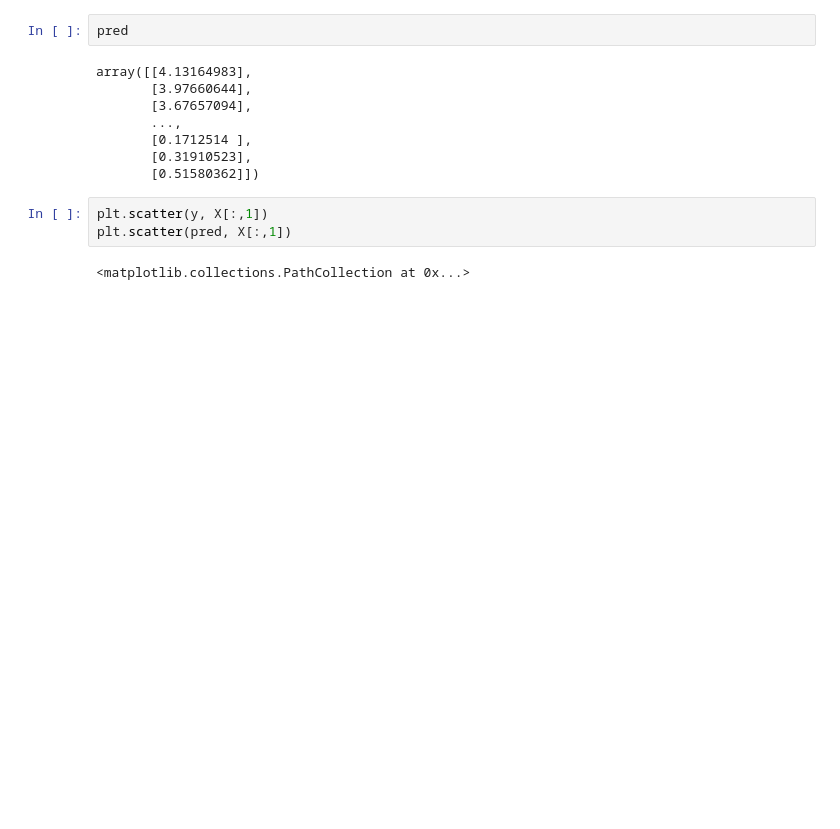
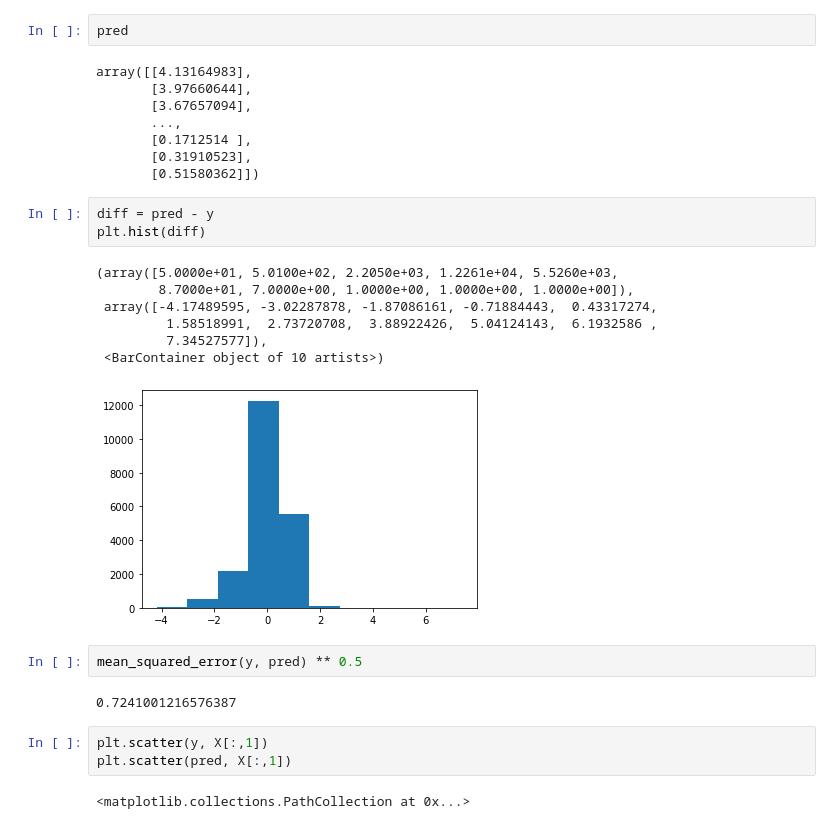
Before and after one commit to Karan9034/snippets, a Jupyter notebook: machine_learning/normal_equation_linear_regression.ipynb, the cells around one changed output. Drawn from its saved outputs; the diff is of its cells as text; blank space fills up the shorter version.

```diff
--- a/machine_learning/normal_equation_linear_regression.ipynb
+++ b/machine_learning/normal_equation_linear_regression.ipynb
@@ -72,6 +72,21 @@ array([[4.13164983],
        [0.1712514 ],
        [0.31910523],
        [0.51580362]])
+# %%
+diff = pred - y
+plt.hist(diff)
+# %% [output]
+(array([5.0000e+01, 5.0100e+02, 2.2050e+03, 1.2261e+04, 5.5260e+03,
+        8.7000e+01, 7.0000e+00, 1.0000e+00, 1.0000e+00, 1.0000e+00]),
+ array([-4.17489595, -3.02287878, -1.87086161, -0.71884443,  0.43317274,
+         1.58518991,  2.73720708,  3.88922426,  5.04124143,  6.1932586 ,
+         7.34527577]),
+ <BarContainer object of 10 artists>)
+[figure, added]
+# %%
+mean_squared_error(y, pred) ** 0.5
+# %% [output]
+0.7241001216576387
 # %%
 plt.scatter(y, X[:,1])
 plt.scatter(pred, X[:,1])
```
Also changed, not shown: 1 other file.
